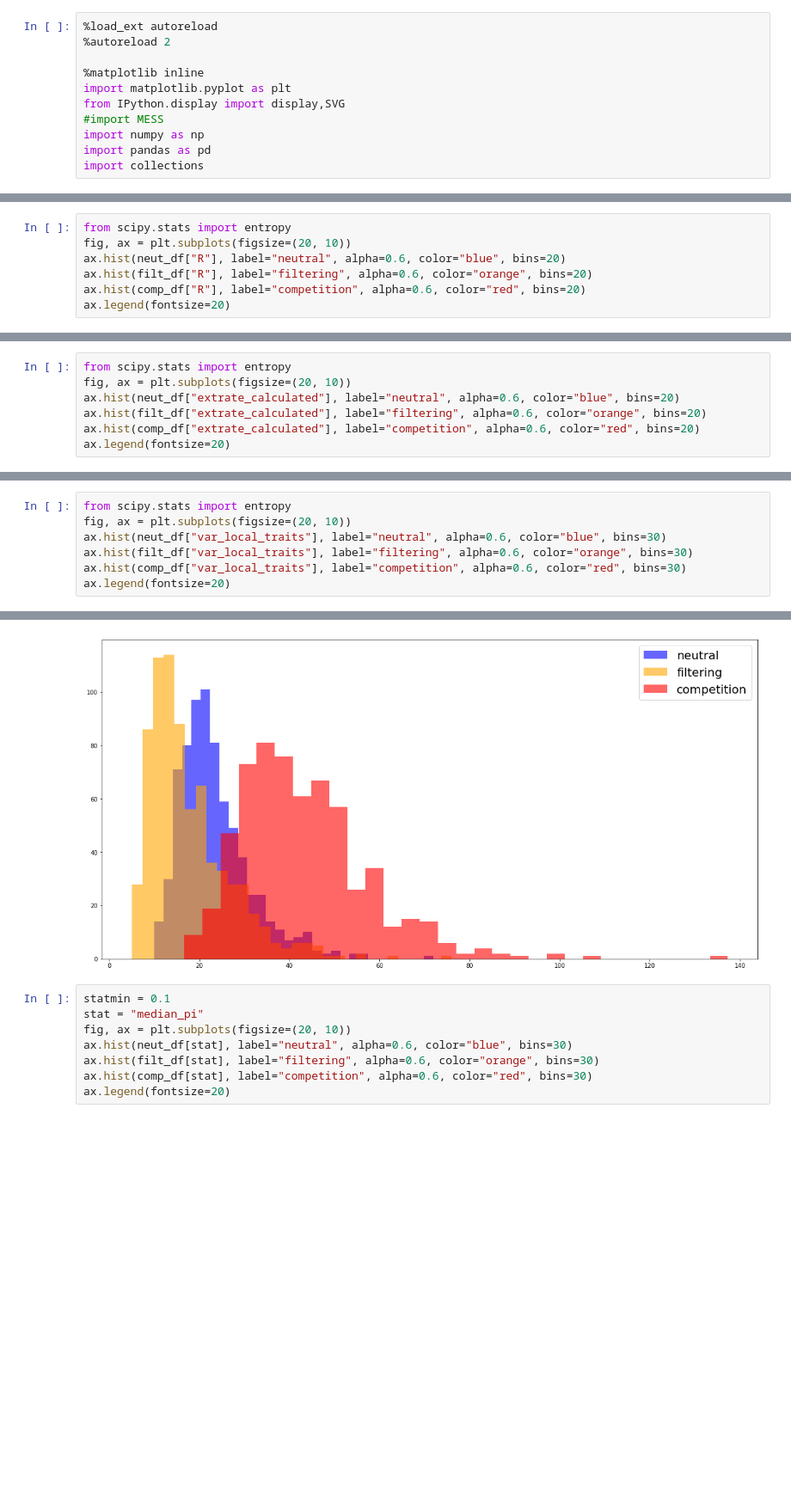
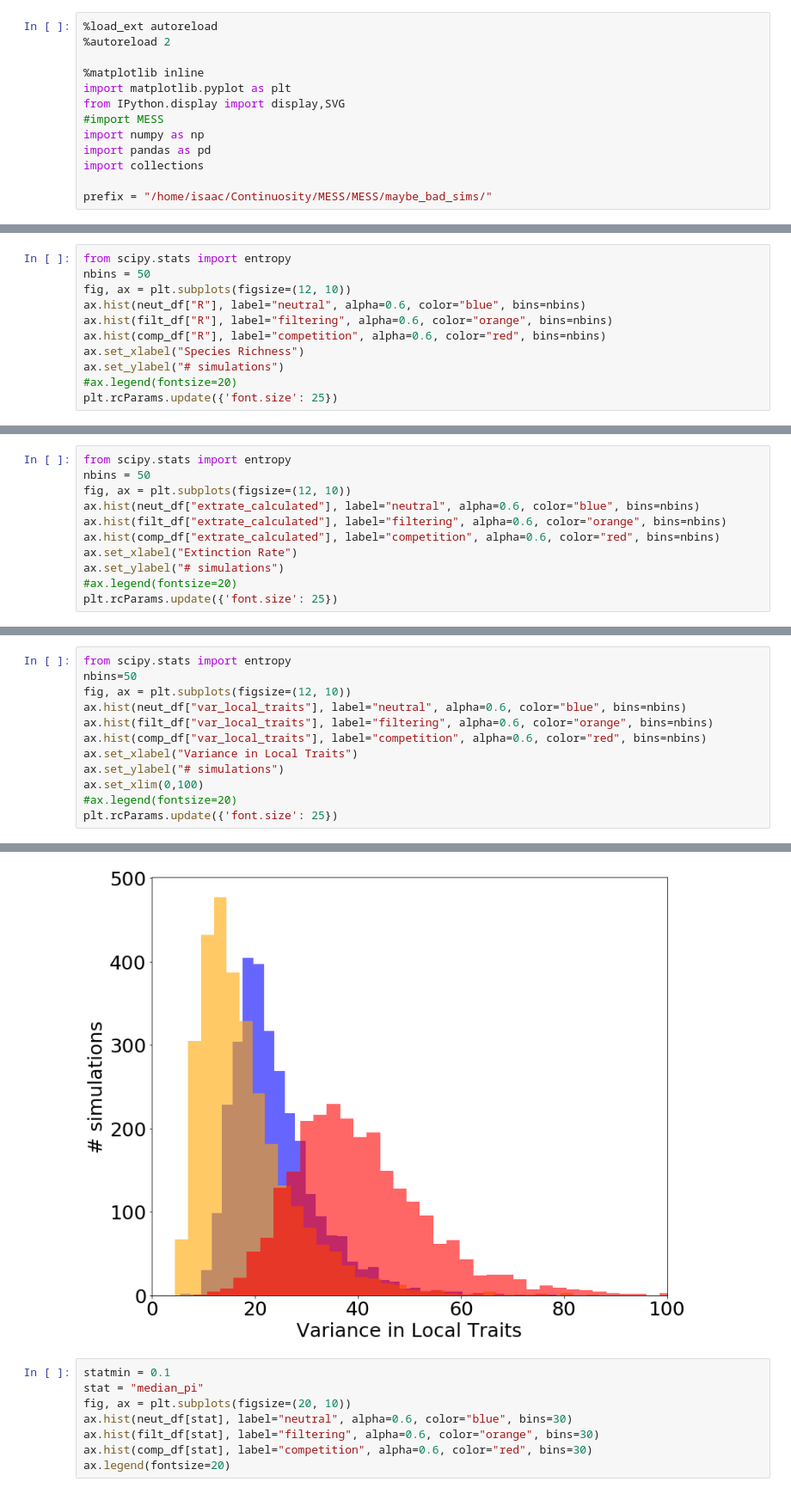
Before and after one commit to messDiv/MESS, a Jupyter notebook: jupyter-notebooks/plotting/NeutralFiltComp-MultiPanel.ipynb, the cells around one changed output, grey strips where cells are left out. Shown at 86% size. Cells and saved outputs as stored; diff of their text form; blank space fills up the shorter version.

```diff
--- a/jupyter-notebooks/plotting/NeutralFiltComp-MultiPanel.ipynb
+++ b/jupyter-notebooks/plotting/NeutralFiltComp-MultiPanel.ipynb
@@ -9,6 +9,8 @@ from IPython.display import display,SVG
 import numpy as np
 import pandas as pd
 import collections
+
+prefix = "/home/isaac/Continuosity/MESS/MESS/maybe_bad_sims/"
 # %%
 pd.set_option('display.max_rows', 500)
 pd.set_option('display.max_columns', 500)
@@ -90,8 +94,12 @@ ax.legend(fontsize=20)
 # %%
 from scipy.stats import entropy
-fig, ax = plt.subplots(figsize=(20, 10))
-ax.hist(neut_df["R"], label="neutral", alpha=0.6, color="blue", bins=20)
-ax.hist(filt_df["R"], label="filtering", alpha=0.6, color="orange", bins=20)
-ax.hist(comp_df["R"], label="competition", alpha=0.6, color="red", bins=20)
-ax.legend(fontsize=20)
+nbins = 50
+fig, ax = plt.subplots(figsize=(12, 10))
+ax.hist(neut_df["R"], label="neutral", alpha=0.6, color="blue", bins=nbins)
+ax.hist(filt_df["R"], label="filtering", alpha=0.6, color="orange", bins=nbins)
+ax.hist(comp_df["R"], label="competition", alpha=0.6, color="red", bins=nbins)
+ax.set_xlabel("Species Richness")
+ax.set_ylabel("# simulations")
+#ax.legend(fontsize=20)
+plt.rcParams.update({'font.size': 25})
 # %% [output]
@@ -100,8 +107,12 @@ ax.legend(fontsize=20)
 # %%
 from scipy.stats import entropy
-fig, ax = plt.subplots(figsize=(20, 10))
-ax.hist(neut_df["extrate_calculated"], label="neutral", alpha=0.6, color="blue", bins=20)
-ax.hist(filt_df["extrate_calculated"], label="filtering", alpha=0.6, color="orange", bins=20)
-ax.hist(comp_df["extrate_calculated"], label="competition", alpha=0.6, color="red", bins=20)
-ax.legend(fontsize=20)
+nbins = 50
+fig, ax = plt.subplots(figsize=(12, 10))
+ax.hist(neut_df["extrate_calculated"], label="neutral", alpha=0.6, color="blue", bins=nbins)
+ax.hist(filt_df["extrate_calculated"], label="filtering", alpha=0.6, color="orange", bins=nbins)
+ax.hist(comp_df["extrate_calculated"], label="competition", alpha=0.6, color="red", bins=nbins)
+ax.set_xlabel("Extinction Rate")
+ax.set_ylabel("# simulations")
+#ax.legend(fontsize=20)
+plt.rcParams.update({'font.size': 25})
 # %% [output]
@@ -110,8 +120,13 @@ ax.legend(fontsize=20)
 # %%
 from scipy.stats import entropy
-fig, ax = plt.subplots(figsize=(20, 10))
-ax.hist(neut_df["var_local_traits"], label="neutral", alpha=0.6, color="blue", bins=30)
-ax.hist(filt_df["var_local_traits"], label="filtering", alpha=0.6, color="orange", bins=30)
-ax.hist(comp_df["var_local_traits"], label="competition", alpha=0.6, color="red", bins=30)
-ax.legend(fontsize=20)
+nbins=50
+fig, ax = plt.subplots(figsize=(12, 10))
+ax.hist(neut_df["var_local_traits"], label="neutral", alpha=0.6, color="blue", bins=nbins)
+ax.hist(filt_df["var_local_traits"], label="filtering", alpha=0.6, color="orange", bins=nbins)
+ax.hist(comp_df["var_local_traits"], label="competition", alpha=0.6, color="red", bins=nbins)
+ax.set_xlabel("Variance in Local Traits")
+ax.set_ylabel("# simulations")
+ax.set_xlim(0,100)
+#ax.legend(fontsize=20)
+plt.rcParams.update({'font.size': 25})
 # %% [output]
@@ -119,4 +133,4 @@ ax.legend(fontsize=20)
-[figure, old version]
+[figure, new version]
 # %%
 statmin = 0.1
 stat = "median_pi"
```
Also changed, not shown: parts of 5 cells of this notebook, 9 other files.
